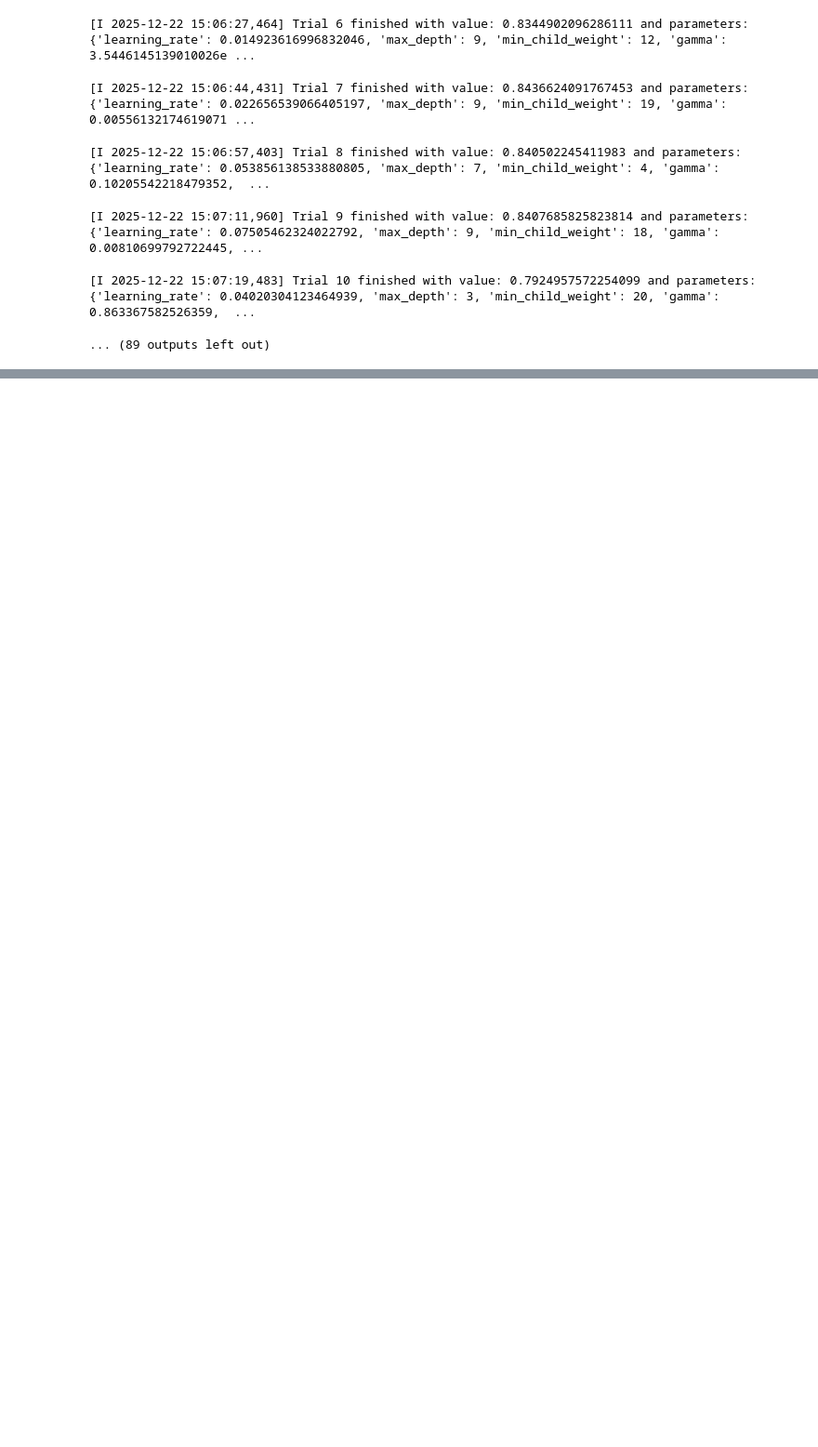
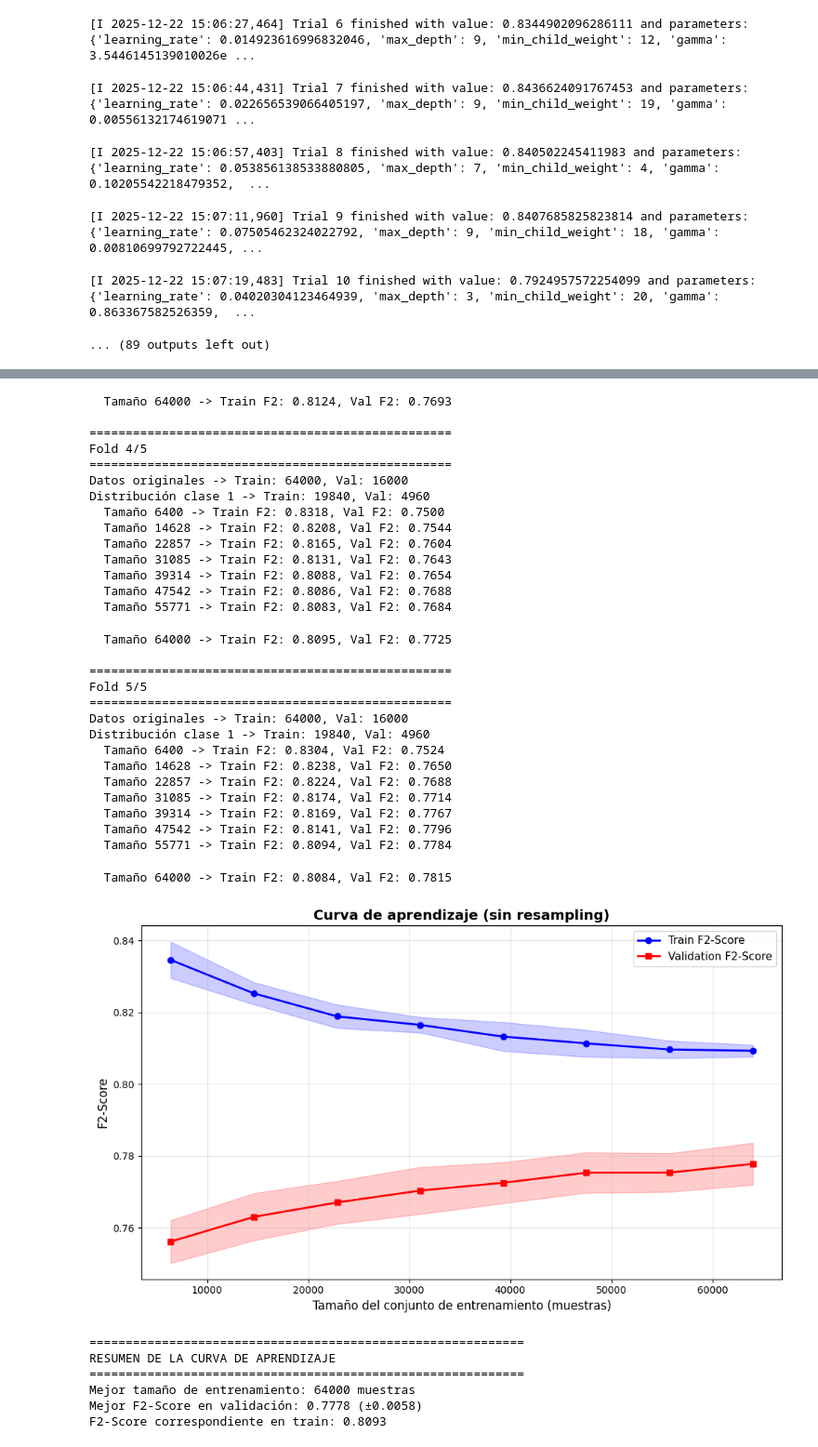
Before and after one commit to HadrianC-hub/Machine-Learning-Project, a Jupyter notebook: src/probl1_xgboost.ipynb, the cells around one changed output, grey strips where cells are left out. Shown: that part at 93% size. Saved outputs shown, nothing was run; the diff lists cells and outputs as text; code cells hidden in the pictures; blank space fills up the shorter version.

Commit message:
XG_Boost: model performance evaluation

```diff
--- a/src/probl1_xgboost.ipynb
+++ b/src/probl1_xgboost.ipynb
@@ -78,3 +78,5 @@ study.optimize(lambda trial: objective(trial, X_train, y_train), n_trials=100, s
 [I 2025-12-22 15:07:11,960] Trial 9 finished with value: 0.8407685825823814 and parameters: {'learning_rate': 0.07505462324022792, 'max_depth': 9, 'min_child_weight': 18, 'gamma': 0.00810699792722445, ...
 [I 2025-12-22 15:07:19,483] Trial 10 finished with value: 0.7924957572254099 and parameters: {'learning_rate': 0.04020304123464939, 'max_depth': 3, 'min_child_weight': 20, 'gamma': 0.863367582526359,  ...
 ... (89 outputs left out)
+# %%
+optuna.visualization.plot_optimization_history(study)
@@ -80,0 +87,14 @@ study.optimize(lambda trial: objective(trial, X_train, y_train), n_trials=100, s
+# %%
+best_params = study.best_params
+best_model = xgb.XGBClassifier(**best_params, tree_method="hist")
+# %%
+result = learning_curve_with_resampling(
+    estimator=best_model,
+    X=X_train,
+    y=y_train,
+    train_sizes=np.linspace(0.1, 1.0, 8),
+    cv=5,
+    verbose=True,
+    use_tqdm=True
+)
+# %% [output]
@@ -80,0 +141,36 @@ study.optimize(lambda trial: objective(trial, X_train, y_train), n_trials=100, s
+  Tamaño 64000 -> Train F2: 0.8124, Val F2: 0.7693
+
+==================================================
+Fold 4/5
+==================================================
+Datos originales -> Train: 64000, Val: 16000
+Distribución clase 1 -> Train: 19840, Val: 4960
+  Tamaño 6400 -> Train F2: 0.8318, Val F2: 0.7500
+  Tamaño 14628 -> Train F2: 0.8208, Val F2: 0.7544
+  Tamaño 22857 -> Train F2: 0.8165, Val F2: 0.7604
+  Tamaño 31085 -> Train F2: 0.8131, Val F2: 0.7643
+  Tamaño 39314 -> Train F2: 0.8088, Val F2: 0.7654
+  Tamaño 47542 -> Train F2: 0.8086, Val F2: 0.7688
+  Tamaño 55771 -> Train F2: 0.8083, Val F2: 0.7684
+  Tamaño 64000 -> Train F2: 0.8095, Val F2: 0.7725
+
+==================================================
+Fold 5/5
+==================================================
+Datos originales -> Train: 64000, Val: 16000
+Distribución clase 1 -> Train: 19840, Val: 4960
+  Tamaño 6400 -> Train F2: 0.8304, Val F2: 0.7524
+  Tamaño 14628 -> Train F2: 0.8238, Val F2: 0.7650
+  Tamaño 22857 -> Train F2: 0.8224, Val F2: 0.7688
+  Tamaño 31085 -> Train F2: 0.8174, Val F2: 0.7714
+  Tamaño 39314 -> Train F2: 0.8169, Val F2: 0.7767
+  Tamaño 47542 -> Train F2: 0.8141, Val F2: 0.7796
+  Tamaño 55771 -> Train F2: 0.8094, Val F2: 0.7784
+  Tamaño 64000 -> Train F2: 0.8084, Val F2: 0.7815
+[figure, added]
+============================================================
+RESUMEN DE LA CURVA DE APRENDIZAJE
+============================================================
+Mejor tamaño de entrenamiento: 64000 muestras
+Mejor F2-Score en validación: 0.7778 (±0.0058)
+F2-Score correspondiente en train: 0.8093
```
Also changed, not shown: parts of 9 cells of this notebook.
